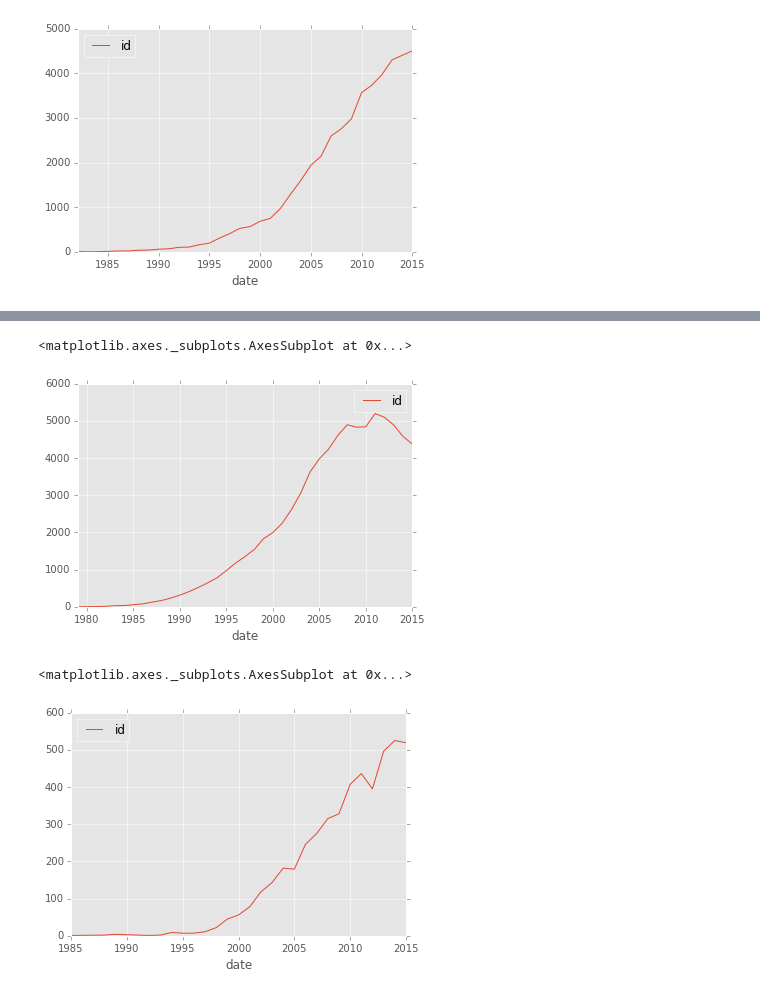
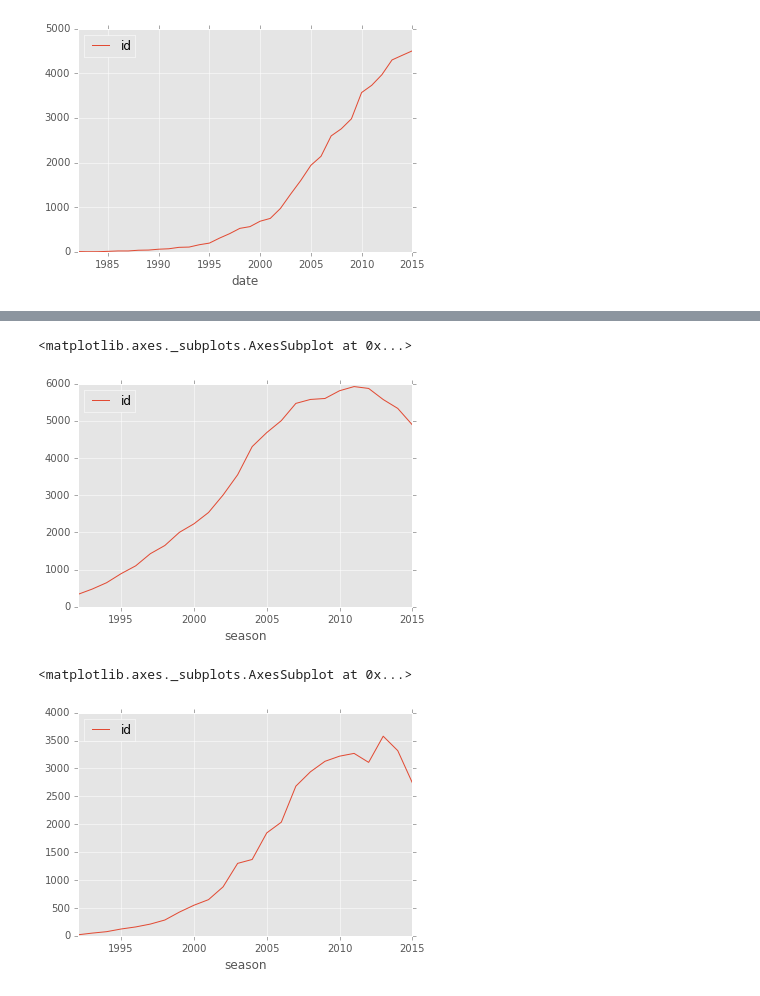
Before and after one commit to kebuhcah/soccer-history, a Jupyter notebook: notebooks/analysis.ipynb, the cells around one changed output, grey strips where cells are left out. Drawn from its saved outputs; the diff is of its cells as text; code cells hidden in the pictures.

```diff
--- a/notebooks/analysis.ipynb
+++ b/notebooks/analysis.ipynb
@@ -781,16 +745,16 @@ t.groupby('date').count().drop([2016,2017]).plot.line()
 # %%
-t=DataFrame(transfers[transfers['toCountry']==transfers['fromCountry']]['date'].apply(lambda d: d.year))
+t=DataFrame(nonloans[nonloans['toCountry']==nonloans['fromCountry']]['season'])
 t["id"]=t.index
-t.groupby('date').count().drop([2016,2017]).plot.line()
+t.groupby('season').count().plot.line()
 #t.groupby('date').count()[-10:-2].plot.line()
 # %% [output]
 <matplotlib.axes._subplots.AxesSubplot at 0x...>
-[figure, old version]
+[figure, new version]
 # %%
-t=DataFrame(loans[loans['toCountry']!=loans['fromCountry']]['date'].apply(lambda d: d.year))
+t=DataFrame(loans[loans['toCountry']==loans['fromCountry']]['season'])
 t["id"]=t.index
-t.groupby('date').count().drop([2016,2017]).plot.line()
+t.groupby('season').count().plot.line()
 #t.groupby('date').count()[-10:-2].plot.line()
 # %% [output]
 <matplotlib.axes._subplots.AxesSubplot at 0x...>
-[figure, old version]
+[figure, new version]
```
Also changed, not shown: parts of 25 cells of this notebook, 2 other files.
